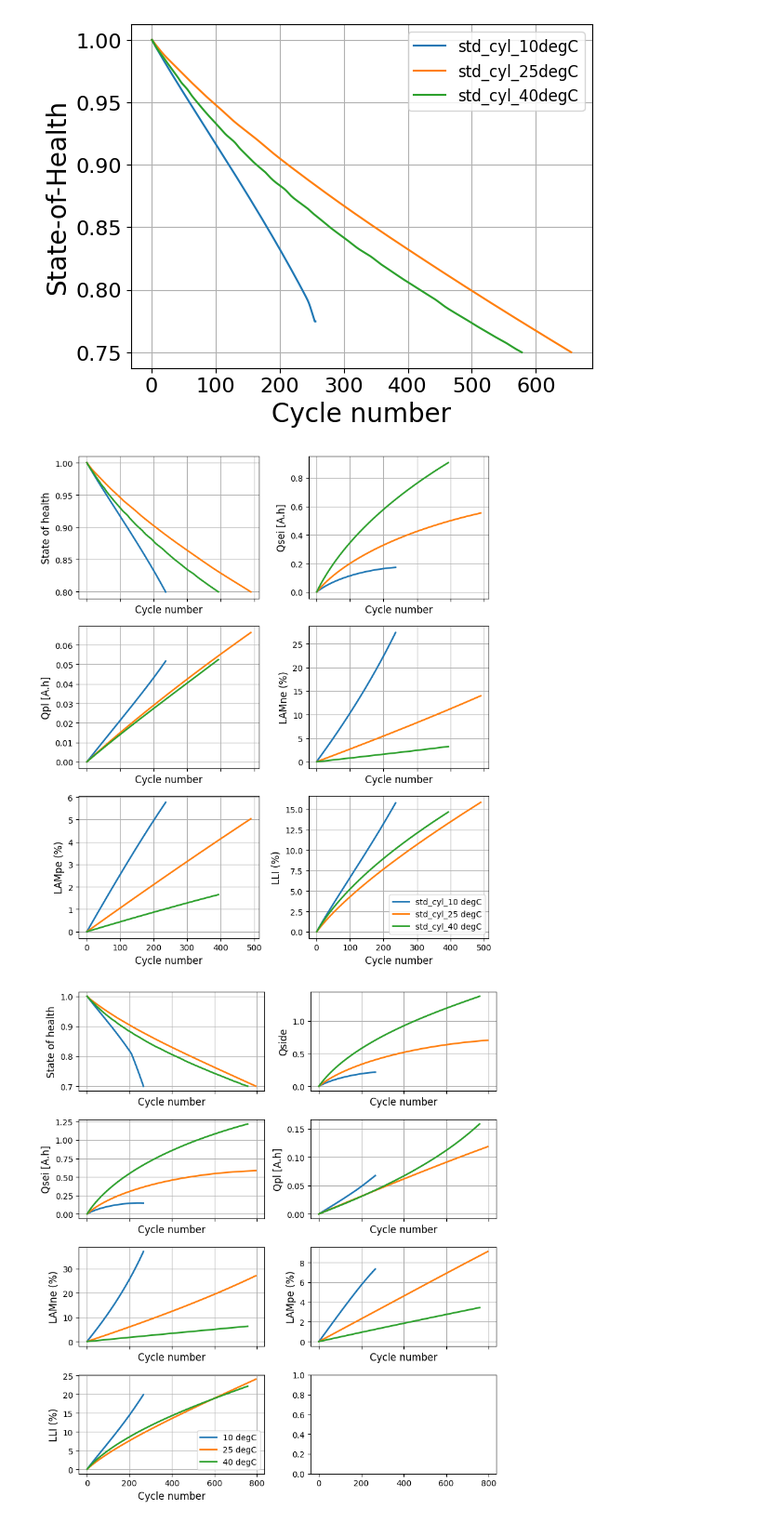
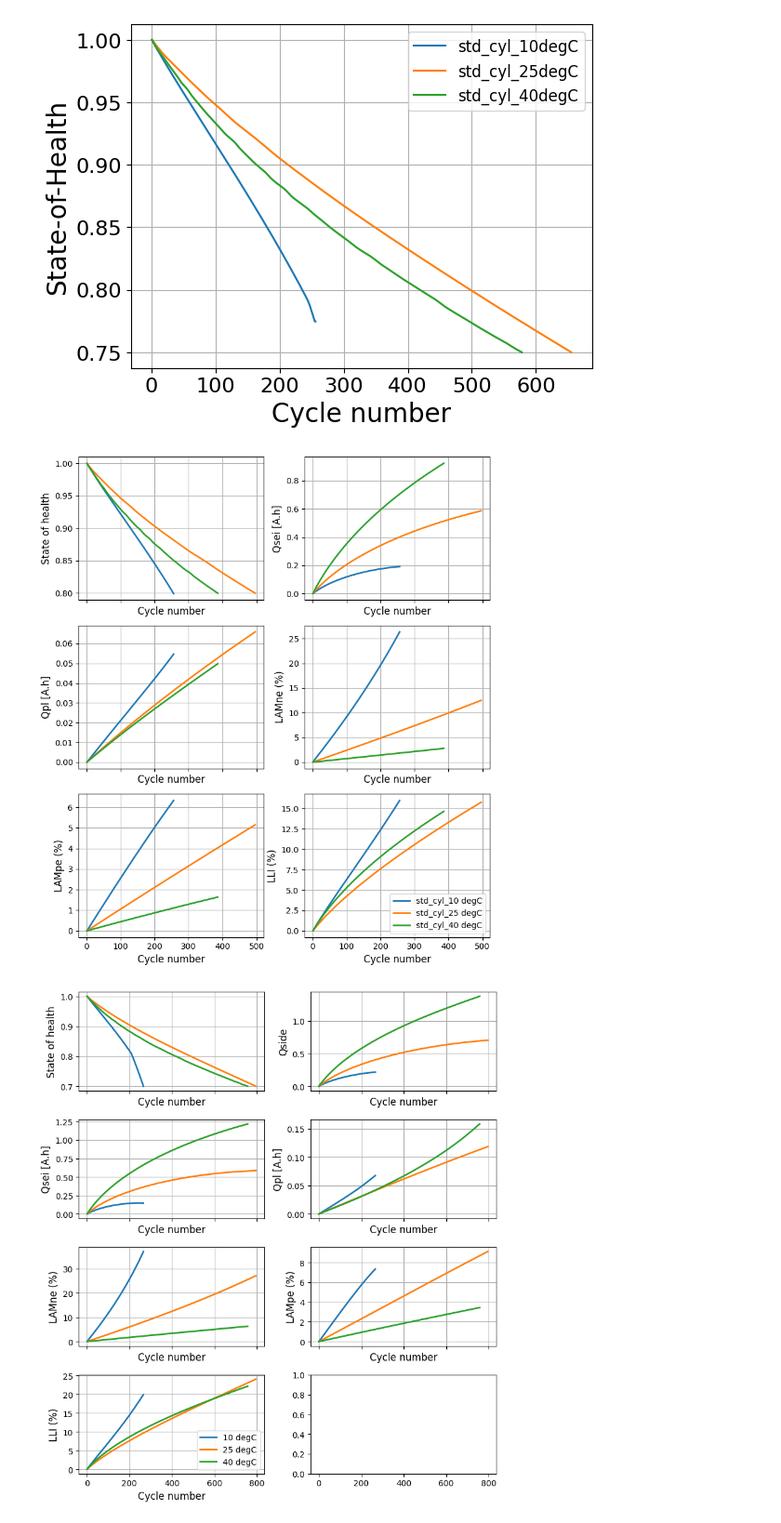
Before and after one commit to ganmadche/PyBaMMlocal, a Jupyter notebook: wip/paperKneedfn2026_figGen.ipynb, the cells around one changed output. Shown at 93% size. Saved outputs shown, nothing was run; the diff lists cells and outputs as text; code cells hidden in the pictures.

```diff
--- a/wip/paperKneedfn2026_figGen.ipynb
+++ b/wip/paperKneedfn2026_figGen.ipynb
@@ -34,13 +34,13 @@ parameter_values.update({"EC diffusivity [m2.s-1]": ec_diffusivity})
 #sei parameters update
 parameter_values.update({"SEI kinetic rate constant [m.s-1]": 1e-12*0.002*0.5})
 parameter_values.update({"SEI growth activation energy [J.mol-1]": 48000.0,
-                         "SEI partial molar volume [m3.mol-1]": 9.585e-05*0.4,
+                         "SEI partial molar volume [m3.mol-1]": 9.585e-05*0.35,
                          "SEI resistivity [Ohm.m]": 200000.0
                          })
 # LAM parameters update
 
 parameter_values.update({"Positive electrode LAM constant proportional term [s-1]": 0.1*0.5*1.5/3600,
-                         "Negative electrode LAM constant proportional term [s-1]": 0.19*0.5*1.5/3600,
+                         "Negative electrode LAM constant proportional term [s-1]": 0.17*0.5*1.5/3600,
 
                          "Positive electrode LAM constant exponential term": 2.0*1.1,
                          "Negative electrode LAM constant exponential term": 2.0*1.1,
@@ -90,9 +90,10 @@ df.insert(0, "Case", range(1, len(df)+1))
 df.to_csv(f"{current_directory}/paperstudies2026/tuning/Cases_tuning_std_cycle_500.csv", index=False)
 # %%
 
-safe_solver = pybamm.IDAKLUSolver(options={"dt_max": 10}) #mode="safe", ,  dt_max= dt_max, return_solution_if_failed_early=True, dt_max= 5.0,root_tol=1e-3, rtol=1e-3, on_failure = "ignore",
+safe_solver = pybamm.IDAKLUSolver(options={"dt_max": 50, "max_error_test_failures": 20,"max_convergence_failures": 200,}) #options={"dt_max": 10}) #mode="safe", ,  dt_max= dt_max options={"dt_max": 5}
+# var_pts={"x_n": 30, "r_n": 30} #mode="safe", ,  dt_max= dt_max, return_solution_if_failed_early=True, dt_max= 5.0,root_tol=1e-3, rtol=1e-3, on_failure = "ignore",
 #safe_solver = pybamm.CasadiSolver()
-for n in range(len(df)): #range(1):#range(1):#
+for n in range(3): #range(len(df)): #range(1):#range(1):#
     tempC_case = df["Temperature"][n]
     simcase = df["Case"][n]
     dod_case = df["DoD"][n]*0.01
@@ -127,7 +128,7 @@ for n in range(len(df)): #range(1):#range(1):#
     df2["Qside"] = Qside
 
 
-    df2.to_csv(f"{current_directory}/paperstudies2026/tuning/tune_Case{simcase}_{tempC_case}degC_std_cycle_500.csv")
+    df2.to_csv(f"{current_directory}/paperstudies2026/tuning/test_DFN_tune_Case{simcase}_{tempC_case}degC_std_cycle_500.csv")
 
     plt.plot(cycle1,Q1/Q1[0], label =f"std_cyl_{tempC_case}degC")  #_{crate}C_{int(soc_case*100)}SoC_{int(dod_case*100)}DoD_{cycles_per_day}cycle")
     plt.legend(fontsize=12)
@@ -187,35 +188,35 @@ for m in range(3):#,29,31,33,35,37,39,43,45,47,49,51,53,59,65,67,69,71,77,81]: #
 
     n = m
     tempC_case = df3["Temperature"][n]
     simcase = df3["Case"][n]
     dod_case = df3["DoD"][n]*0.01
     soc_case = df3["SoC"][n]*0.01
     crate = df3["C_rate"][n]
-    df4 = pd.read_csv(f"{current_directory}/paperstudies2026/tuning/tune_Case{simcase}_{tempC_case}degC_std_cycle_500.csv")
+    df4 = pd.read_csv(f"{current_directory}/paperstudies2026/tuning/test_DFN_tune_Case{simcase}_{tempC_case}degC_std_cycle_500.csv")
 
     xcycle = df4["Cycle number"]
 
     variables = ["Capacity Retention",  "Qsei", "Qpl", "LAMne_per", "LAMpe_per",  "LLIp", ]
     variables2 = ["State of health",  "Qsei [A.h]", "Qpl [A.h]", "LAMne (%)", "LAMpe (%)",  "LLI (%)", ] #"Qside",
 
 
     for i, var in enumerate(variables):
 
         axes[i].plot(xcycle, df4[var], label = f"std_cyl_{tempC_case} degC", linewidth=2)
         #axes[i].set_title(var)
 
             # X-axis label
         axes[i].set_ylabel(f"{variables2[i]}",fontsize=12)         # Y-axis label
 
         axes[i].set_xlabel("Cycle number", fontsize=12)
         axes[i].grid(True)
     axes[i].legend()
 #plt.xlabel("Cycle number")
 
 plt.tight_layout()
 plt.show()
 # %% [output]
-[figure, old version]
+[figure, new version]
 # %%
 df3 = pd.read_csv(f"{current_directory}/paperstudies2026/tuning/Cases_tuning_std300.csv")
 cycles_per_day =1
```
Also changed, not shown: parts of 5 cells of this notebook, 5 other files.
